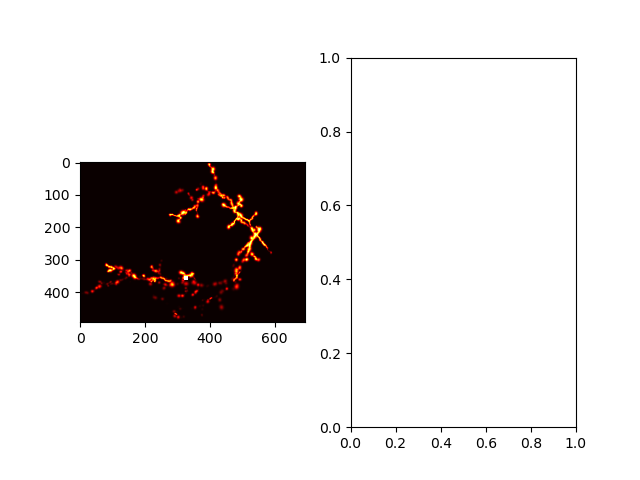
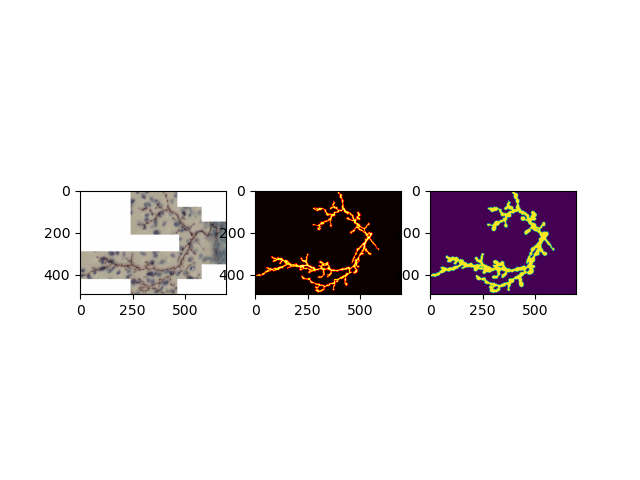
Code edit (unified diff) that turned the first committed figure into the second:
--- before
+++ after
@@ -1,6 +1,5 @@
-fig, ax = plt.subplots(1,2)
-z=19
-# x[0].imshow(env.true_density.data[0].amax(dim=0), alpha=1.0, cmap='hot')
-ax[0].imshow(density[0, z], alpha=1.0, cmap='hot')
-# ax[0].imshow(env.img.data[:3].permute(1,2,3,0)[z], alpha=0.5)
-# ax[1].imshow(env.mask.data[0].amax(dim=0))
+# z=19
+fig, ax = plt.subplots(1,3)
+ax[0].imshow(env.img.data[:3].permute(1,2,3,0).amin(dim=0), alpha=1.0)
+ax[1].imshow(env.true_density.data[0].amax(dim=0), alpha=1.0, cmap='hot')
+ax[2].imshow(env.mask.data[0].amax(dim=0))

Commit: Normalize image channels independently. Fixed bug by setting endpoint=False in draw_line_segment.